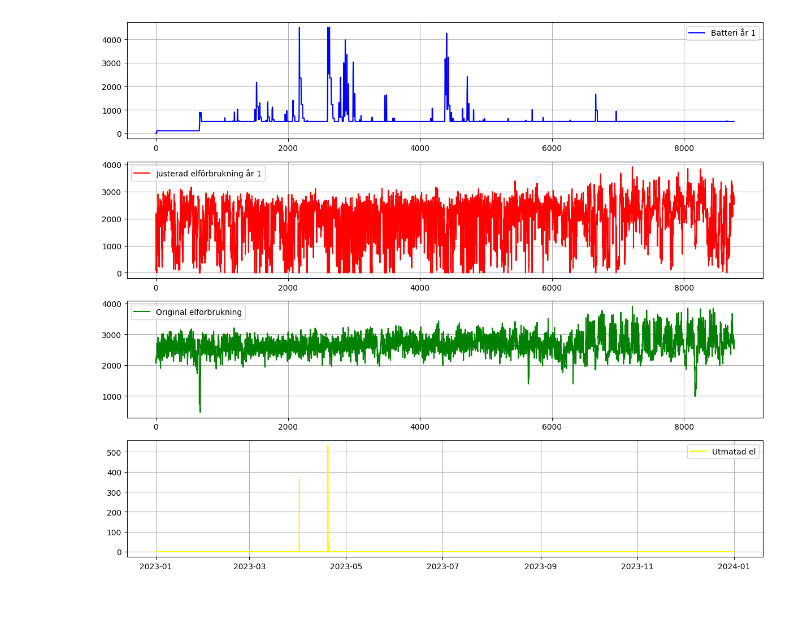
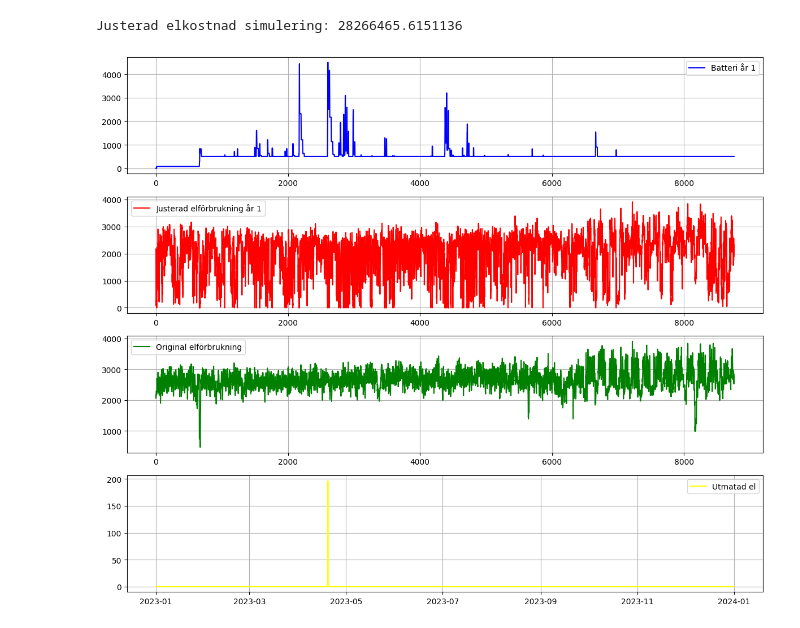
Before and after one commit to Jakobthuresson/Energigemenskaper, a Jupyter notebook: SödraOmrådet.ipynb, the cells around one changed output. Saved outputs shown, nothing was run; the diff lists cells and outputs as text; code cells hidden in the pictures.

```diff
--- a/SödraOmrådet.ipynb
+++ b/SödraOmrådet.ipynb
@@ -174,11 +346,13 @@ SödraOmr = pd.read_excel("Eldata-filerSÖDRA/SummaSödraOmrådet.xlsx")
 
 # Extrahera första kolumnen från respektive DataFrame
 Vind = Vindprod.iloc[:, 0]
-Sol = 0.65*Solprod.iloc[:, 0]  # Solel-produktion multipliceras med faktor 0.7 eftersom hela takytan inte används
+Sol = 0.6*Solprod.iloc[:, 0]  # Solel-produktion multipliceras med faktor 0.7 eftersom hela takytan inte används
 Spot = Spotpris.iloc[:, 0]
 SöOmr = SödraOmr.iloc[:,0]
 
 Prod =   Vind + Sol
+
+Prod_list = Prod.tolist()
 
 Spotpris["Tid"] = pd.date_range(start="2023-01-01 00:00", periods=len(Spotpris), freq="H")
 Spotpris.set_index("Tid", inplace=True)
@@ -301,6 +475,26 @@ for i, (tid, prod, söomr, spot) in enumerate(zip(Spotpris.index, Prod, SöOmr,
     battery_values.append(batteriKapacitet)
 
 
+
+# Skapa DataFrame med tidsindex och batterinivå
+battery_df = pd.DataFrame({
+    "Tid": Spotpris.index[:len(battery_values)],
+    "Batteri": battery_values
+})
+battery_df.set_index("Tid", inplace=True)
+
+# Räkna ut daglig max och min batterinivå
+daily_max = battery_df["Batteri"].resample("D").max()
+daily_min = battery_df["Batteri"].resample("D").min()
+
+# Räkna ut DoD per dag i procent
+daily_DoD = (daily_max - daily_min) / batteriMaxKapacitet * 100
+
+# Räkna ut genomsnittligt dagligt DoD
+average_DoD = daily_DoD.mean()
+
+print(f"\nGenomsnittligt dagligt Depth of Discharge (DoD) under året: {average_DoD:.2f}%")
+
 # Konvertera elförbrukning till en NumPy-array
 elförbrukning_array = np.array(elförbrukning)
 
@@ -360,7 +554,7 @@ ax[0].plot(battery_values, label='Batteri år 1', color='blue')
 ax[1].plot(elförbrukning, label='Justerad elförbrukning år 1', color='red')
 ax[2].plot(original_consumption, label='Original elförbrukning', color='green')
 utmatning_tid, utmatning_värde = zip(*utmatning)  # Dela upp tuples i två listor
-ax[3].plot(utmatning_tid, utmatning_värde, label='Utmatad el', color='yellow')
+ax[3].plot(utmatning_tid, utmatning_värde, label='Utmatad el', color='orange')
 
 for a in ax:
     a.legend()
@@ -368,4 +562,17 @@ for a in ax:
 
 plt.tight_layout()
 plt.show()
+
+# Skapa en figur och plotta
+plt.figure(figsize=(12, 6))
+plt.plot(Prod_list, label="Prod", color="yellow")
+
+plt.xlabel("Tid")
+plt.ylabel("Produktion (kWh)")
+plt.title("Vind och solprod")
+plt.legend()
+plt.grid(True)
+
+# Visa grafen
+plt.show()
 # %% [output]
@@ -389 +596,2 @@ Justerad elkostnad simulering: 26306000.852305163
+Justerad elkostnad simulering: 28266465.6151136
-[figure, old version]
+[figure, new version]
```
Also changed, not shown: parts of 3 cells of this notebook, 3 other files.
